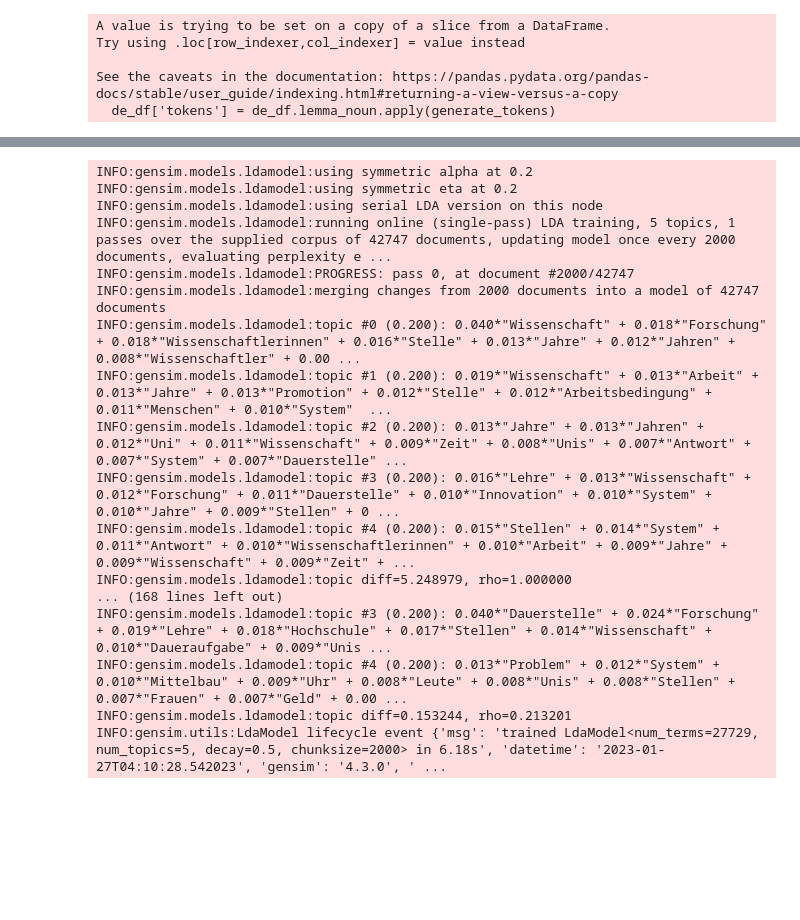
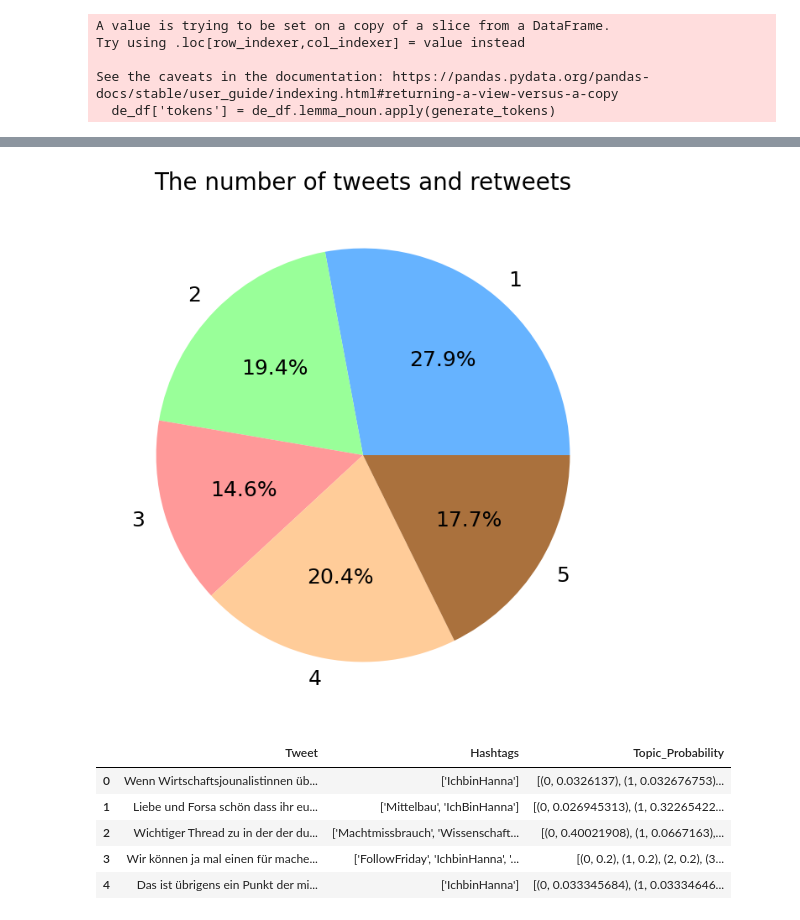
Before and after one commit to moinam/TweetAnalyzer, a Jupyter notebook: DE_Cluster_TopicModel_Moinam.ipynb, the cells around one changed output, grey strips where cells are left out. Saved outputs shown, nothing was run; the diff lists cells and outputs as text; code cells hidden in the pictures; blank space fills up the shorter version.

Commit message:
de corpus doc_topic and word_topic matrix

```diff
--- a/DE_Cluster_TopicModel_Moinam.ipynb
+++ b/DE_Cluster_TopicModel_Moinam.ipynb
@@ -394,16 +382,16 @@ Requirement already satisfied: numpy<2.0,>=1.13.0 in c:\users\moinam\appdata\loc
 # %%
 import lda
 
-vocab = de_df.de_noun
-n_topics = []
-log_likelihoods = []
-lda_models = []
+# vocab = de_df.de_noun
+# n_topics = []
+# log_likelihoods = []
+# lda_models = []
 
-for i in range(2, 41):
-    n_topics.append(i)
+# for i in range(2, 41):
+#     n_topics.append(i)
 
-for i in n_topics:
-    tdm_lda = lda.LDA(n_topics=i, n_iter=1000, random_state=42)
-    tdm_lda.fit(dtm_de)
-    log_likelihoods.append(tdm_lda.loglikelihoods_[99])
-    lda_models.append(tdm_lda)
+# for i in n_topics:
+#     tdm_lda = lda.LDA(n_topics=i, n_iter=1000, random_state=42)
+#     tdm_lda.fit(dtm_de)
+#     log_likelihoods.append(tdm_lda.loglikelihoods_[99])
+#     lda_models.append(tdm_lda)
@@ -488,21 +448,14 @@ INFO:gensim.utils:Dictionary lifecycle event {'msg': "built Dictionary<27729 uni
 # %%
 de_lda_model = gensim.models.ldamodel.LdaModel(
     corpus=de_corpus, id2word=de_id2word, num_topics=5, random_state=42)
-# %% [output]
-INFO:gensim.models.ldamodel:using symmetric alpha at 0.2
-INFO:gensim.models.ldamodel:using symmetric eta at 0.2
-INFO:gensim.models.ldamodel:using serial LDA version on this node
-INFO:gensim.models.ldamodel:running online (single-pass) LDA training, 5 topics, 1 passes over the supplied corpus of 42747 documents, updating model once every 2000 documents, evaluating perplexity e ...
-INFO:gensim.models.ldamodel:PROGRESS: pass 0, at document #2000/42747
-INFO:gensim.models.ldamodel:merging changes from 2000 documents into a model of 42747 documents
-INFO:gensim.models.ldamodel:topic #0 (0.200): 0.040*"Wissenschaft" + 0.018*"Forschung" + 0.018*"Wissenschaftlerinnen" + 0.016*"Stelle" + 0.013*"Jahre" + 0.012*"Jahren" + 0.008*"Wissenschaftler" + 0.00 ...
-INFO:gensim.models.ldamodel:topic #1 (0.200): 0.019*"Wissenschaft" + 0.013*"Arbeit" + 0.013*"Jahre" + 0.013*"Promotion" + 0.012*"Stelle" + 0.012*"Arbeitsbedingung" + 0.011*"Menschen" + 0.010*"System"  ...
-INFO:gensim.models.ldamodel:topic #2 (0.200): 0.013*"Jahre" + 0.013*"Jahren" + 0.012*"Uni" + 0.011*"Wissenschaft" + 0.009*"Zeit" + 0.008*"Unis" + 0.007*"Antwort" + 0.007*"System" + 0.007*"Dauerstelle" ...
-INFO:gensim.models.ldamodel:topic #3 (0.200): 0.016*"Lehre" + 0.013*"Wissenschaft" + 0.012*"Forschung" + 0.011*"Dauerstelle" + 0.010*"Innovation" + 0.010*"System" + 0.010*"Jahre" + 0.009*"Stellen" + 0 ...
-INFO:gensim.models.ldamodel:topic #4 (0.200): 0.015*"Stellen" + 0.014*"System" + 0.011*"Antwort" + 0.010*"Wissenschaftlerinnen" + 0.010*"Arbeit" + 0.009*"Jahre" + 0.009*"Wissenschaft" + 0.009*"Zeit" + ...
-INFO:gensim.models.ldamodel:topic diff=5.248979, rho=1.000000
-... (168 lines left out)
-INFO:gensim.models.ldamodel:topic #3 (0.200): 0.040*"Dauerstelle" + 0.024*"Forschung" + 0.019*"Lehre" + 0.018*"Hochschule" + 0.017*"Stellen" + 0.014*"Wissenschaft" + 0.010*"Daueraufgabe" + 0.009*"Unis ...
-INFO:gensim.models.ldamodel:topic #4 (0.200): 0.013*"Problem" + 0.012*"System" + 0.010*"Mittelbau" + 0.009*"Uhr" + 0.008*"Leute" + 0.008*"Unis" + 0.008*"Stellen" + 0.007*"Frauen" + 0.007*"Geld" + 0.00 ...
-INFO:gensim.models.ldamodel:topic diff=0.153244, rho=0.213201
-INFO:gensim.utils:LdaModel lifecycle event {'msg': 'trained LdaModel<num_terms=27729, num_topics=5, decay=0.5, chunksize=2000> in 6.18s', 'datetime': '2023-01-27T04:10:28.542023', 'gensim': '4.3.0', ' ...
+# %%
+def get_doc_topic(corpus, model):
+    doc_topic = []
+    for doc in range(len(corpus)):
+        doc_topic.append(
+            {'Tweet': de_df.iloc[doc].text, 'Hashtags': de_df.iloc[doc].hashtags, 'Topic_Probability': model.__getitem__(corpus[doc], eps=0)})
+    return doc_topic
+
+
+doc_topic = get_doc_topic(de_corpus, de_lda_model)
+doc_topic_df = pd.DataFrame(doc_topic)
@@ -508,0 +497,22 @@ INFO:gensim.utils:LdaModel lifecycle event {'msg': 'trained LdaModel<num_terms=2
+# %%
+topics = ['1', '2', '3', '4', '5']
+count = [count_dict['1'], count_dict['2'],
+         count_dict['3'], count_dict['4'], count_dict['5']]
+plt.figure(figsize=(8, 8))
+colors = ['#66b3ff', '#99ff99', '#ff9999', '#ffcc99', '#aa713d']
+plt.pie(count, labels=topics,
+        colors=colors, autopct='%1.1f%%', textprops={'fontsize': 18})
+plt.title('The number of tweets and retweets', fontsize=20)
+#plt.legend(data_pie.tweets_count,fontsize=20)
+plt.show()
+# %% [output]
+[figure, added]
+# %%
+doc_topic_df.head()
+# %% [output]
+|  | Tweet | Hashtags | Topic_Probability |
+| 0 | Wenn Wirtschaftsjounalistinnen üb... | ['IchbinHanna'] | [(0, 0.0326137), (1, 0.032676753)... |
+| 1 | Liebe und Forsa schön dass ihr eu... | ['Mittelbau', 'IchBinHanna'] | [(0, 0.026945313), (1, 0.32265422... |
+| 2 | Wichtiger Thread zu in der der du... | ['Machtmissbrauch', 'Wissenschaft... | [(0, 0.40021908), (1, 0.0667163),... |
+| 3 | Wir können ja mal einen für mache... | ['FollowFriday', 'IchbinHanna', '... | [(0, 0.2), (1, 0.2), (2, 0.2), (3... |
+| 4 | Das ist übrigens ein Punkt der mi... | ['IchbinHanna'] | [(0, 0.033345684), (1, 0.03334646... |
```
Also changed, not shown: parts of 14 cells of this notebook.
